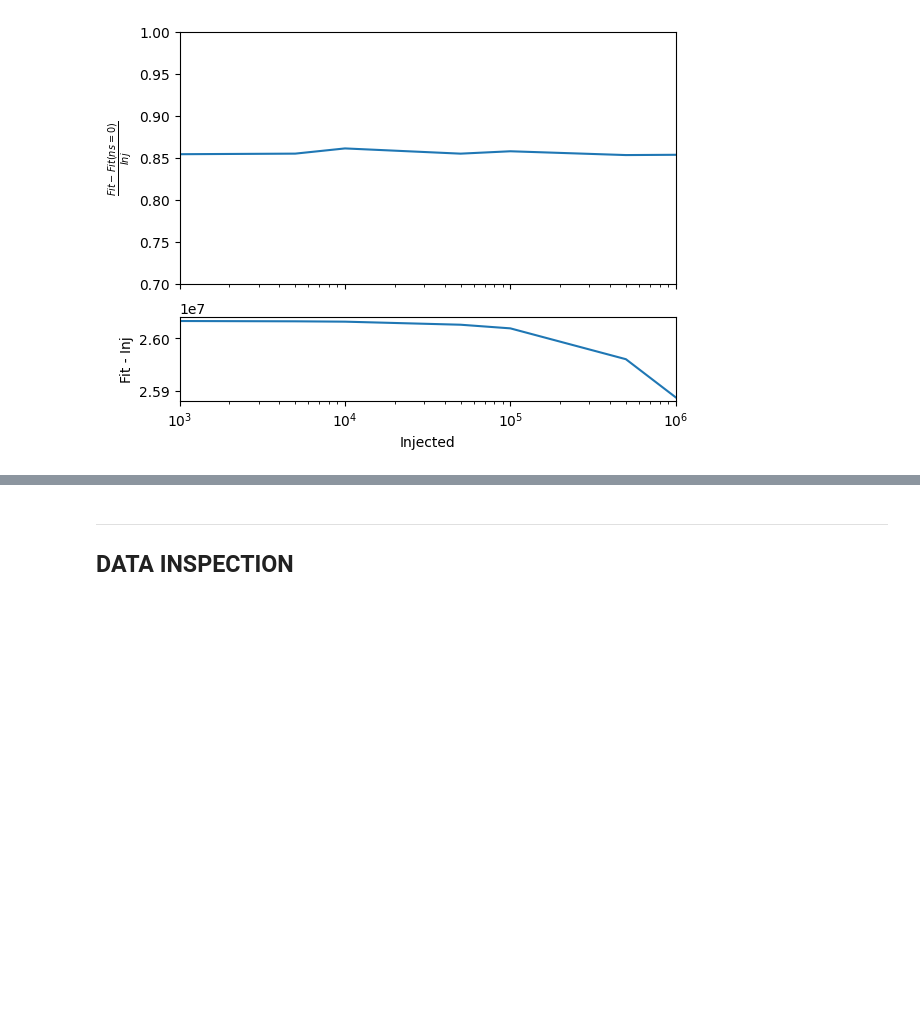
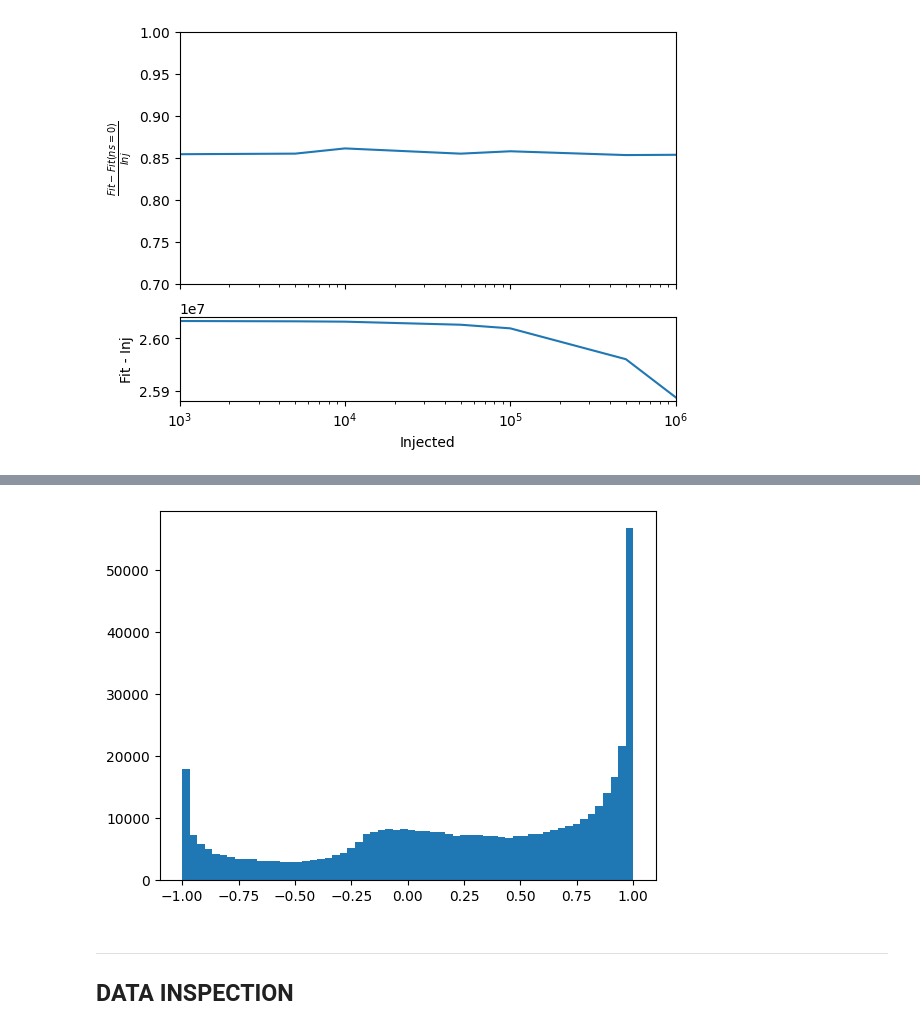
Before and after one commit to MACampana/BinnedTracks, a Jupyter notebook: NEW_BinnedAnalysis.ipynb, the cells around one changed output, grey strips where cells are left out. Saved outputs shown, nothing was run; the diff lists cells and outputs as text; code cells hidden in the pictures; blank space fills up the shorter version.

```diff
--- a/NEW_BinnedAnalysis.ipynb
+++ b/NEW_BinnedAnalysis.ipynb
@@ -1280,3 +1344,8 @@ plt.show()
+# %%
+plt.hist(np.sin(bin_chilln.sig_evs['true_dec']), bins=60)
+plt.show()
+# %% [output]
+[figure, added]
 # %% [markdown]
 ---
 DATA INSPECTION
```
Also changed, not shown: parts of 9 cells of this notebook.
